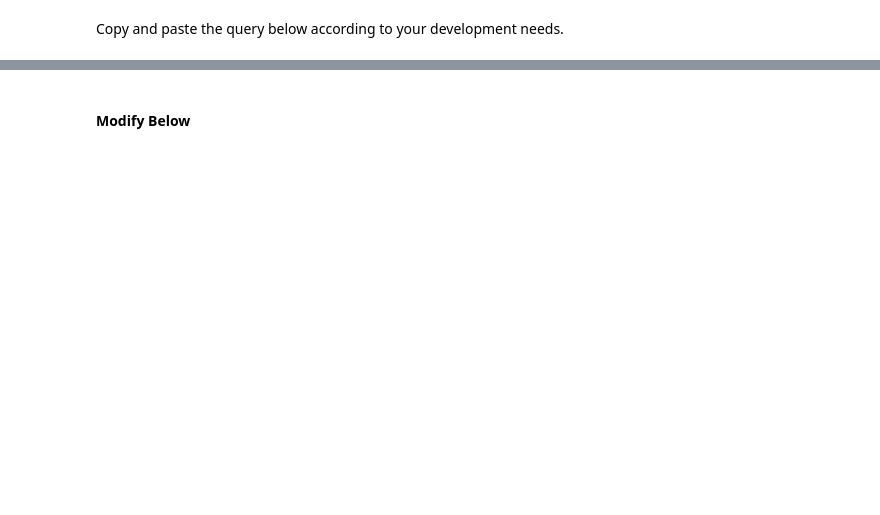
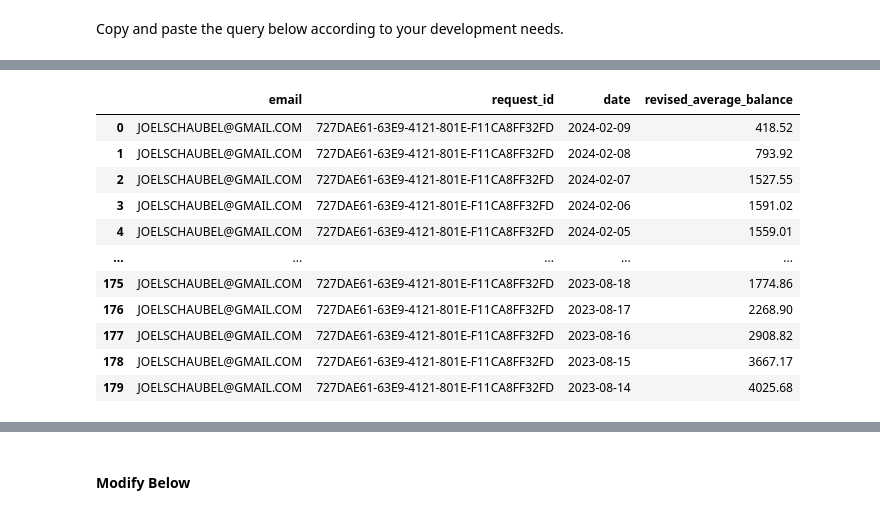
Before and after one commit to thiagorlopes/keep, a Jupyter notebook: analytics/analytics_development.ipynb, the cells around one changed output, grey strips where cells are left out. Drawn from its saved outputs; the diff is of its cells as text; code cells hidden in the pictures; blank space fills up the shorter version.

Commit message:
Add new model with average daily balance

```diff
--- a/analytics/analytics_development.ipynb
+++ b/analytics/analytics_development.ipynb
@@ -76,12 +78,93 @@ Copy and paste the query below according to your development needs.
 # %%
-print("\n--- Ad-Hoc Query: Total Withdrawals per Customer ---")
 query = """
-    SELECT
-        email,
-        SUM(withdrawals) as total_withdrawals
-    FROM main.all_transactions_by_customer
-    GROUP BY email
-    ORDER BY total_withdrawals DESC
+    WITH filtered_daily_transactions AS (
+        SELECT
+            username,
+            email,
+            request_id,
+            request_datetime,
+            date,
+            withdrawals,
+            deposits,
+            balance,
+            most_recent_statement_date_minus_180_days AS start_date,
+            most_recent_statement_date AS end_date
+        FROM main.all_transactions_by_customer
+        WHERE date >= most_recent_statement_date_minus_180_days AND date <= most_recent_statement_date
+    )
+
+    ,dim_calendar AS (
+        SELECT *
+        FROM main.dim_calendar
+    )
+
+    ,customer_date_range AS (
+        SELECT
+            email,
+            request_id,
+            start_date,
+            end_date
+        FROM filtered_daily_transactions
+        GROUP BY ALL
+    )
+
+    ,customer_scaffold AS (
+        SELECT
+            cdr.email,
+            cdr.request_id,
+            cal.date_day as date
+        FROM customer_date_range AS cdr
+        CROSS JOIN dim_calendar AS cal
+        WHERE cal.date_day > cdr.start_date
+          AND cal.date_day <= cdr.end_date
+        ORDER By date DESC
+    )
+
+    ,padded_transactions AS (
+        SELECT
+            scf.email,
+            scf.request_id,
+            scf.date,
+            trn.withdrawals,
+            trn.deposits,
+            trn.balance,
+            ROUND(AVG(trn.balance) OVER(PARTITION BY scf.email, scf.request_id, scf.date), 2) AS average_balance
+        FROM customer_scaffold AS scf
+        LEFT JOIN filtered_daily_transactions AS trn ON scf.email = trn.email
+            AND scf.request_id = trn.request_id
+            AND scf.date = trn.date
+/*        WHERE scf.date >= '2024-02-02' AND scf.date <= '2024-02-05'*/
+    )
+
+    ,daily_balances AS (
+        SELECT
+            email,
+            request_id,
+            date,
+            LAST_VALUE(average_balance IGNORE NULLS) OVER(
+                PARTITION BY email, request_id
+                ORDER BY date
+                ROWS BETWEEN UNBOUNDED PRECEDING AND CURRENT ROW
+            ) AS revised_average_balance
+        FROM padded_transactions
+    )
+
+    SELECT *
+    FROM daily_balances
+    GROUP BY ALL
+    ORDER BY date DESC
 """
 run_query(query)
 # %% [output]
+|  | email | request_id | date | revised_average_balance |
+| 0 | JOELSCHAUBEL@GMAIL.COM | 727DAE61-63E9-4121-801E-F11CA8FF32FD | 2024-02-09 | 418.52 |
+| 1 | JOELSCHAUBEL@GMAIL.COM | 727DAE61-63E9-4121-801E-F11CA8FF32FD | 2024-02-08 | 793.92 |
+| 2 | JOELSCHAUBEL@GMAIL.COM | 727DAE61-63E9-4121-801E-F11CA8FF32FD | 2024-02-07 | 1527.55 |
+| 3 | JOELSCHAUBEL@GMAIL.COM | 727DAE61-63E9-4121-801E-F11CA8FF32FD | 2024-02-06 | 1591.02 |
+| 4 | JOELSCHAUBEL@GMAIL.COM | 727DAE61-63E9-4121-801E-F11CA8FF32FD | 2024-02-05 | 1559.01 |
+| ... | ... | ... | ... | ... |
+| 175 | JOELSCHAUBEL@GMAIL.COM | 727DAE61-63E9-4121-801E-F11CA8FF32FD | 2023-08-18 | 1774.86 |
+| 176 | JOELSCHAUBEL@GMAIL.COM | 727DAE61-63E9-4121-801E-F11CA8FF32FD | 2023-08-17 | 2268.90 |
+| 177 | JOELSCHAUBEL@GMAIL.COM | 727DAE61-63E9-4121-801E-F11CA8FF32FD | 2023-08-16 | 2908.82 |
+| 178 | JOELSCHAUBEL@GMAIL.COM | 727DAE61-63E9-4121-801E-F11CA8FF32FD | 2023-08-15 | 3667.17 |
+| 179 | JOELSCHAUBEL@GMAIL.COM | 727DAE61-63E9-4121-801E-F11CA8FF32FD | 2023-08-14 | 4025.68 |
```
Also changed, not shown: parts of 10 cells of this notebook, 1 other file.
